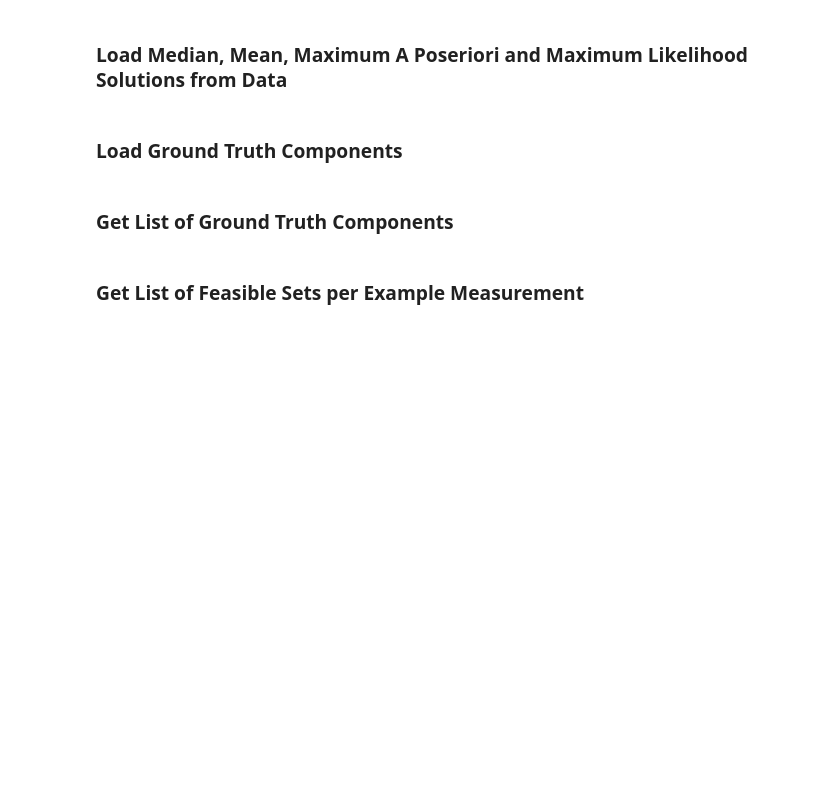
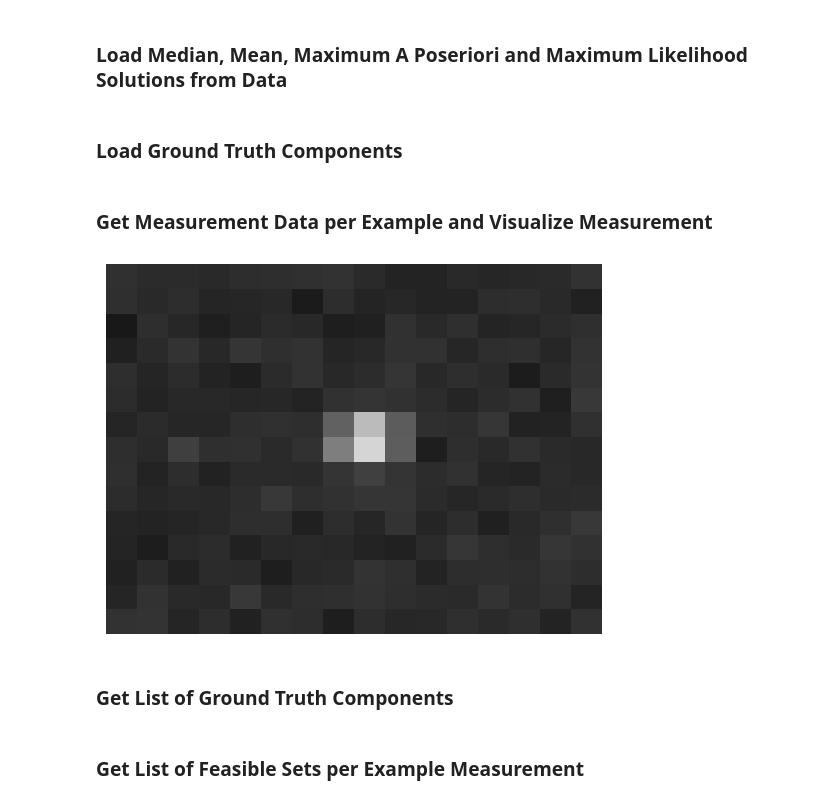
Before and after one commit to nm19000/AccuracyBounds, a Jupyter notebook: examples/example_localizationmicroscopy.ipynb, the cells around one changed output. Cells and saved outputs as stored; diff of their text form; code cells hidden in the pictures; blank space fills up the shorter version.

```diff
--- a/examples/example_localizationmicroscopy.ipynb
+++ b/examples/example_localizationmicroscopy.ipynb
@@ -132,6 +127,34 @@ def load_groundtruth_components(mat_contents):
     theta_grnd = np.stack((x_grnd, y_grnd), axis=1)
 
     return theta_grnd
+# %% [markdown]
+### Get Measurement Data per Example and Visualize Measurement
+# %%
+
+# get list measurements, i.e. one example_00x.mat file corresponds to one measurement
+# use range(1,6) for convergence tests
+w_list = []
+for i in range(15,16):
+  mat = pjoin(data_dir1, f"example_{str(i).zfill(3)}.mat")
+  # Load the .mat file contents
+  mat_contents = sio.loadmat(mat)
+  # get xyxch grnd components from example i
+  w = np.array(mat_contents['w']) #.flatten()
+  # add xyzch grnd to list of grnd thetas
+  w_list.append(w)
+# %%
+w = np.array(w)
+# %%
+import numpy as np
+import seaborn as sns
+import matplotlib.pylab as plt
+
+
+ax = sns.heatmap(w, vmin=0, vmax=500, cmap = "gray", linewidth= 0.0, xticklabels='', yticklabels='', center = 300, cbar=False)
+plt.plot(figsize=(14,12))
+plt.show()
+# %% [output]
+[figure, added]
 # %% [markdown]
 ### Get List of Ground Truth Components
 # %%
```
Also changed, not shown: parts of 4 cells of this notebook, 1 other file.
